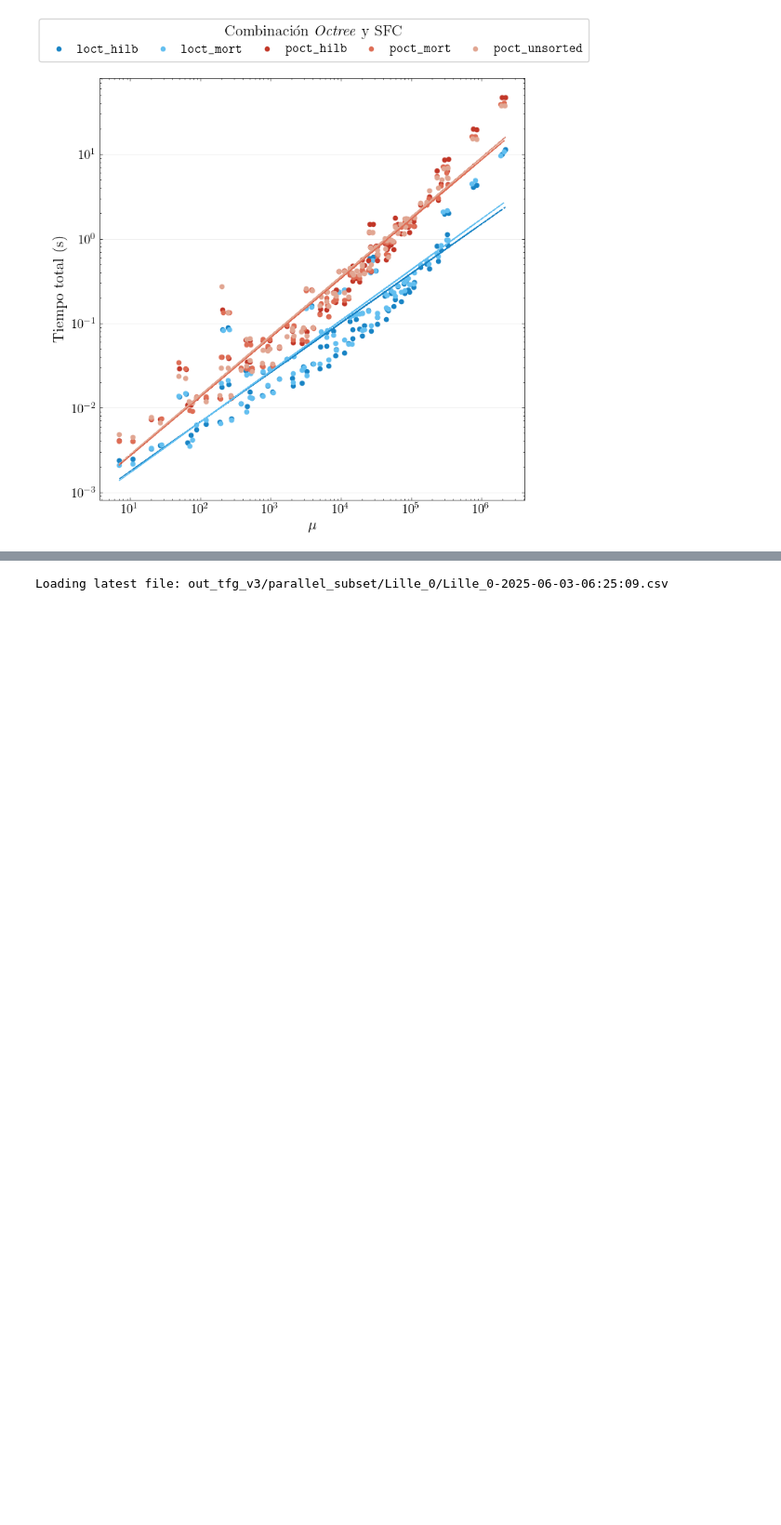
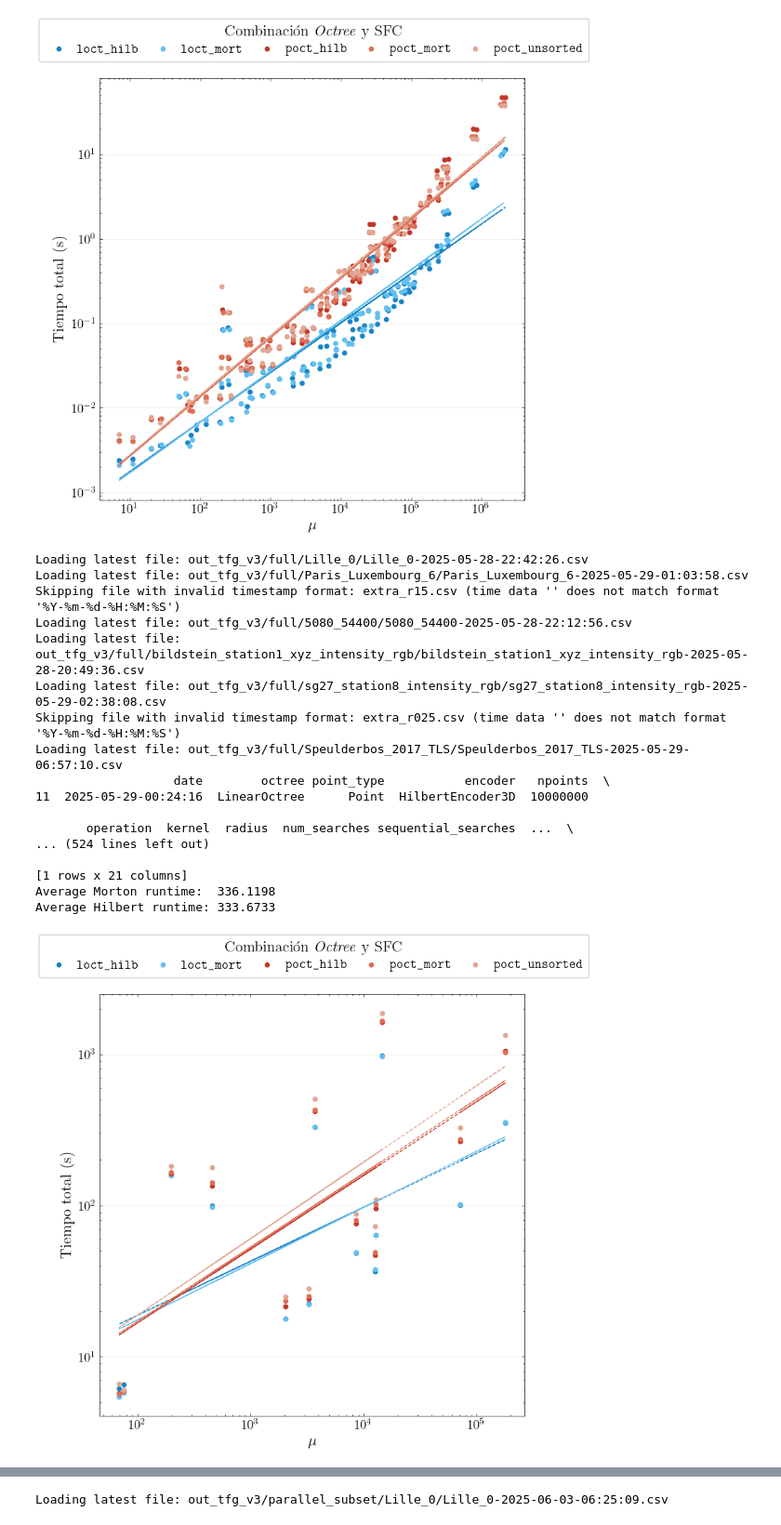
Before and after one commit to derivada/octrees-benchmark, a Jupyter notebook: benchmark_plots_tfg.ipynb, the cells around one changed output, grey strips where cells are left out. Shown at 93% size. Drawn from its saved outputs; the diff is of its cells as text; code cells hidden in the pictures; blank space fills up the shorter version.

Commit message:
knn plots

```diff
--- a/benchmark_plots_tfg.ipynb
+++ b/benchmark_plots_tfg.ipynb
@@ -480,6 +480,30 @@ Loading latest file: out_tfg_v3/subset/Speulderbos_2017_TLS/Speulderbos_2017_TLS
 Average Morton runtime:  0.8677
 Average Hilbert runtime: 0.9341
 [figure]
+# %%
+# log-log SUBSETS
+fig = plot_avg_result_sizes_log(ALL_CLOUDS, "all", [NEIGHBORS_PTR, NEIGHBORS_PRUNE], DATA_FULL, legend_pos= (1.03,1), fsz=(8,8))
+output_fig(fig, "loglog_full")
+display(fig)
+# %% [output]
+Loading latest file: out_tfg_v3/full/Lille_0/Lille_0-2025-05-28-22:42:26.csv
+Loading latest file: out_tfg_v3/full/Paris_Luxembourg_6/Paris_Luxembourg_6-2025-05-29-01:03:58.csv
+Skipping file with invalid timestamp format: extra_r15.csv (time data '' does not match format '%Y-%m-%d-%H:%M:%S')
+Loading latest file: out_tfg_v3/full/5080_54400/5080_54400-2025-05-28-22:12:56.csv
+Loading latest file: out_tfg_v3/full/bildstein_station1_xyz_intensity_rgb/bildstein_station1_xyz_intensity_rgb-2025-05-28-20:49:36.csv
+Loading latest file: out_tfg_v3/full/sg27_station8_intensity_rgb/sg27_station8_intensity_rgb-2025-05-29-02:38:08.csv
+Skipping file with invalid timestamp format: extra_r025.csv (time data '' does not match format '%Y-%m-%d-%H:%M:%S')
+Loading latest file: out_tfg_v3/full/Speulderbos_2017_TLS/Speulderbos_2017_TLS-2025-05-29-06:57:10.csv
+                   date        octree point_type           encoder   npoints  \
+11  2025-05-29-00:24:16  LinearOctree      Point  HilbertEncoder3D  10000000
+
+       operation  kernel  radius  num_searches sequential_searches  ...  \
+... (524 lines left out)
+
+[1 rows x 21 columns]
+Average Morton runtime:  336.1198
+Average Hilbert runtime: 333.6733
+[figure, added]
 # %%
 # log-log SUBSETS
 fig = plot_avg_result_sizes_log(ALL_CLOUDS, "all", [NEIGHBORS_PTR, NEIGHBORS, NEIGHBORS_PRUNE, NEIGHBORS_STRUCT], DATA_SUBSET, types_info=TYPES_INFO_OPERATIONS, legend_pos= (0.91,1),legend_title=r"Algoritmo de búsqueda")
```
Also changed, not shown: 7 other files.
